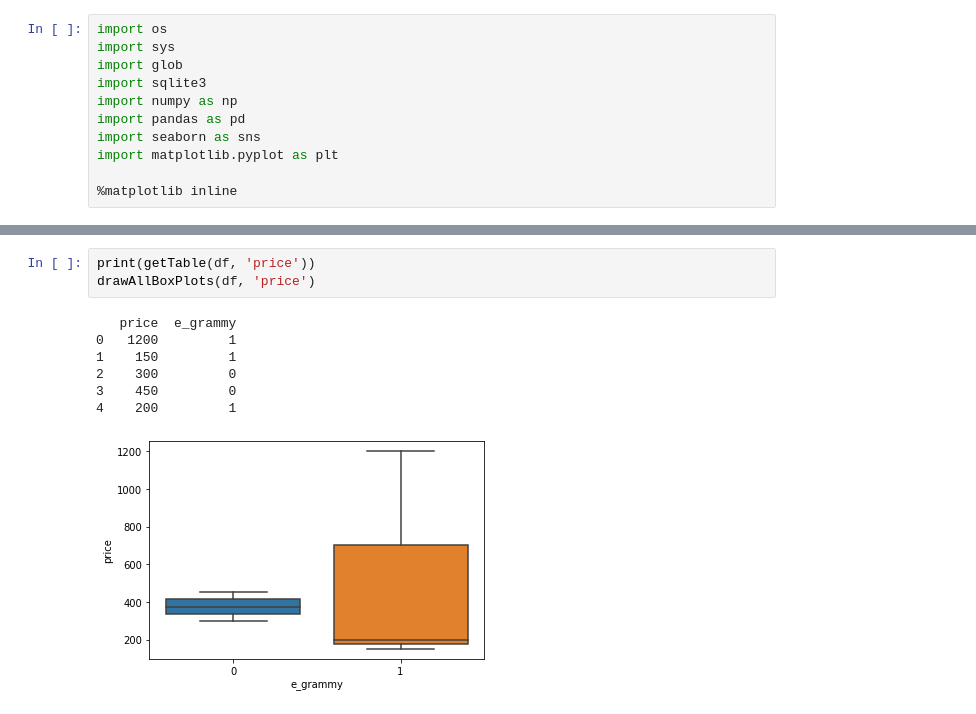
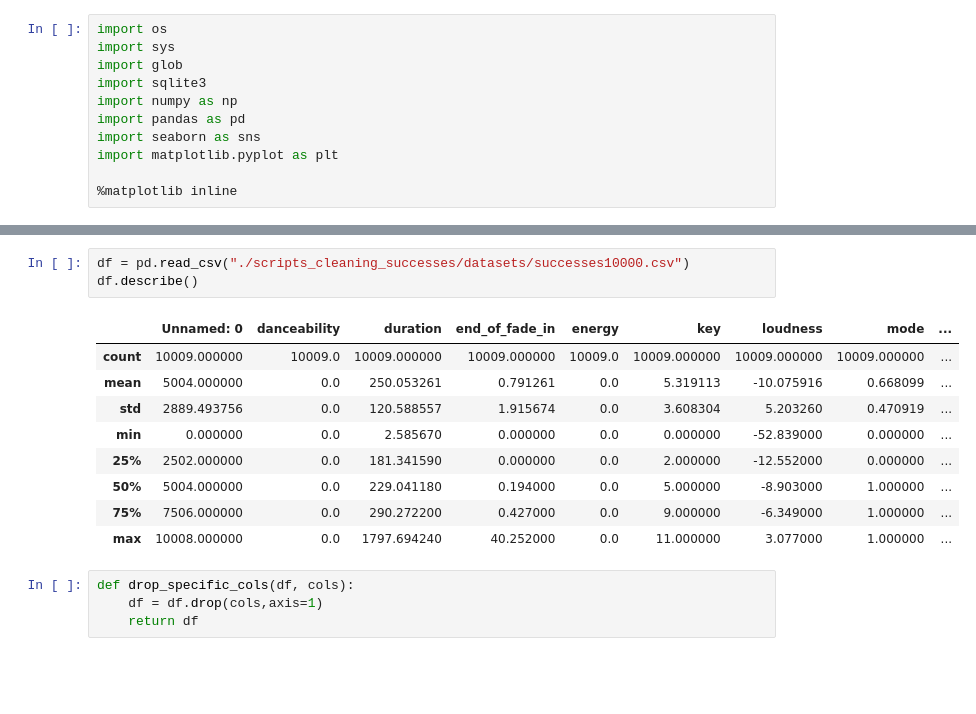
Before and after one commit to pbaldisa/musical-analysis, a Jupyter notebook: statistics.ipynb, the cells around one changed output, grey strips where cells are left out. Cells and saved outputs as stored; diff of their text form; blank space fills up the shorter version.

```diff
--- a/statistics.ipynb
+++ b/statistics.ipynb
@@ -46,11 +12,17 @@ Name: price, dtype: float64
-# %%
-print(getTable(df, 'price'))
-drawAllBoxPlots(df, 'price')
-# %% [output]
-   price  e_grammy
-0   1200         1
-1    150         1
-2    300         0
-3    450         0
-4    200         1
-[figure, removed]
+# %%
+df = pd.read_csv("./scripts_cleaning_successes/datasets/successes10000.csv")
+df.describe()
+# %% [output]
+|  | Unnamed: 0 | danceability | duration | end_of_fade_in | energy | key | loudness | mode | ... |
+| count | 10009.000000 | 10009.0 | 10009.000000 | 10009.000000 | 10009.0 | 10009.000000 | 10009.000000 | 10009.000000 | ... |
+| mean | 5004.000000 | 0.0 | 250.053261 | 0.791261 | 0.0 | 5.319113 | -10.075916 | 0.668099 | ... |
+| std | 2889.493756 | 0.0 | 120.588557 | 1.915674 | 0.0 | 3.608304 | 5.203260 | 0.470919 | ... |
+| min | 0.000000 | 0.0 | 2.585670 | 0.000000 | 0.0 | 0.000000 | -52.839000 | 0.000000 | ... |
+| 25% | 2502.000000 | 0.0 | 181.341590 | 0.000000 | 0.0 | 2.000000 | -12.552000 | 0.000000 | ... |
+| 50% | 5004.000000 | 0.0 | 229.041180 | 0.194000 | 0.0 | 5.000000 | -8.903000 | 1.000000 | ... |
+| 75% | 7506.000000 | 0.0 | 290.272200 | 0.427000 | 0.0 | 9.000000 | -6.349000 | 1.000000 | ... |
+| max | 10008.000000 | 0.0 | 1797.694240 | 40.252000 | 0.0 | 11.000000 | 3.077000 | 1.000000 | ... |
+# %%
+def drop_specific_cols(df, cols):
+    df = df.drop(cols,axis=1)
+    return df
```
Also changed, not shown: parts of 7 cells of this notebook.
